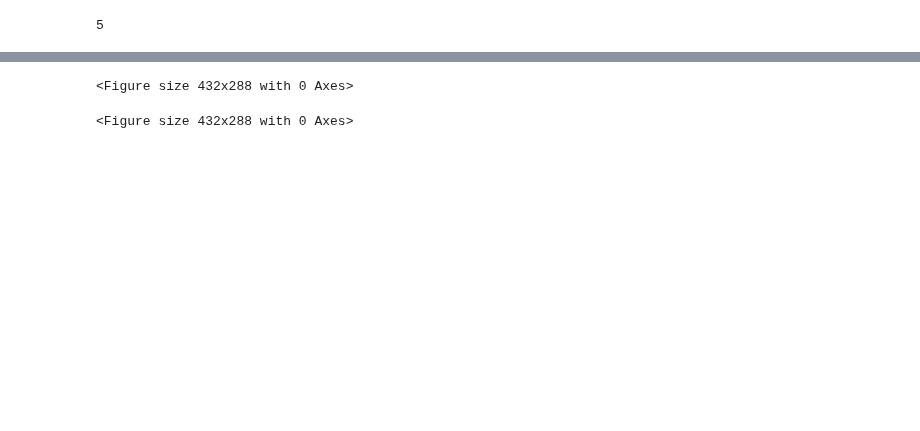
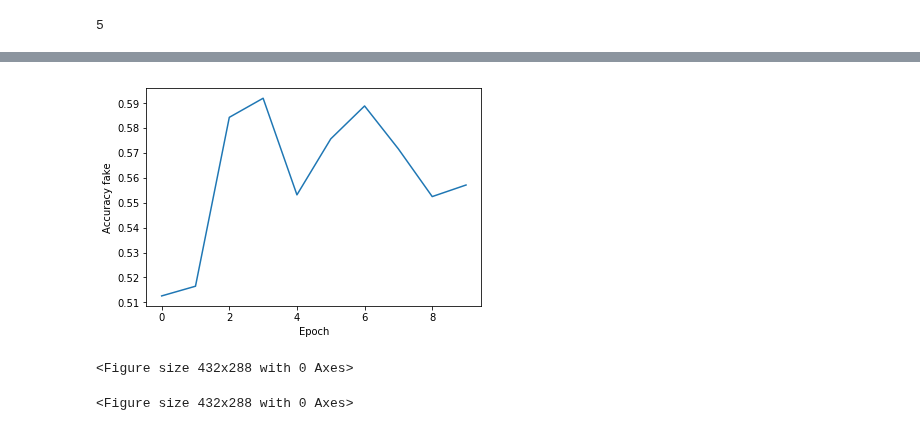
Before and after one commit to dsgelab/FinnGAN, a Jupyter notebook: main.ipynb, the cells around one changed output, grey strips where cells are left out. Cells and saved outputs as stored; diff of their text form; code cells hidden in the pictures; blank space fills up the shorter version.

```diff
--- a/main.ipynb
+++ b/main.ipynb
@@ -875,3 +802,10 @@ plt.savefig('figs/mean_transition_score.svg')
+# %%
+plt.plot(range(accuracies_fake.shape[0]), accuracies_fake.detach().cpu().numpy())
+plt.ylabel('Accuracy fake')
+plt.xlabel('Epoch')
+plt.savefig('figs/accuracy_fake.svg')
+# %% [output]
+[figure, added]
 # %%
 for d in range(1, sequence_length):
     plt.plot(range(scores3.shape[0]), scores3[:, d - 1, :].numpy())
```
Also changed, not shown: parts of 21 cells of this notebook.
